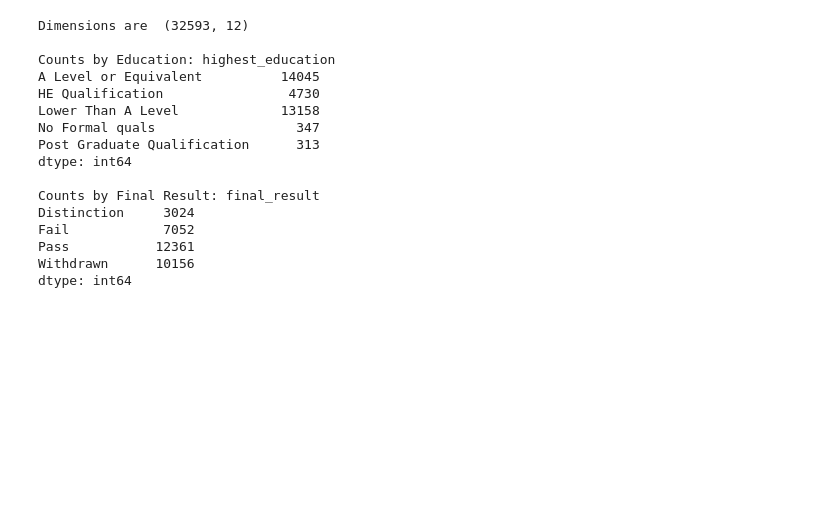
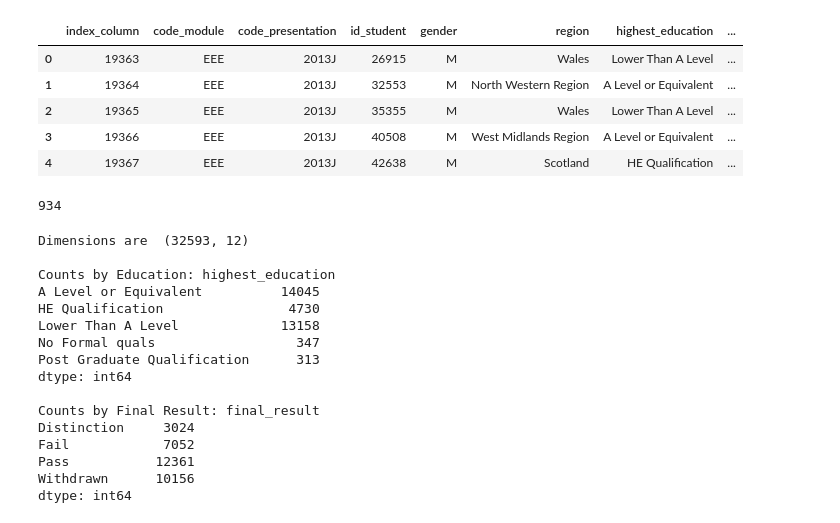
Before and after one commit to josedsferreira/Insight-Scholaris, a Jupyter notebook: Experiencias/exp1.ipynb, the cells around one changed output. Saved outputs shown, nothing was run; the diff lists cells and outputs as text; code cells hidden in the pictures; blank space fills up the shorter version.

Commit message:
exploracao das bibliotecas agora com insercao e obtencao de dataset na base de dados

```diff
--- a/Experiencias/exp1.ipynb
+++ b/Experiencias/exp1.ipynb
@@ -1,3 +92,65 @@
+# %%
+#OBTAINING THE DATASET FROM PSYCOPG2
+
+import psycopg2
+from psycopg2 import sql
+import pandas as pd
+
+# PostgreSQL connection parameters
+dbname = 'exploration1'
+user = 'postgres'
+password = 'postgrespw'
+host = 'localhost'
+port = '5432'
+
+# Connect to PostgreSQL
+conn = psycopg2.connect(
+    dbname=dbname,
+    user=user,
+    password=password,
+    host=host,
+    port=port
+)
+
+# Create a cursor
+cur = conn.cursor()
+
+# Query to fetch data from the table
+query = "SELECT * FROM data_eee_PSYCOPG2;"
+
+# Execute the query and fetch data into a DataFrame
+df = pd.read_sql_query(query, conn)
+
+# Close cursor and connection
+cur.close()
+conn.close()
+
+# Now df contains the data from the table
+df.head(5)
+# %% [output]
+|  | index_column | code_module | code_presentation | id_student | gender | region | highest_education | ... |
+| 0 | 19363 | EEE | 2013J | 26915 | M | Wales | Lower Than A Level | ... |
+| 1 | 19364 | EEE | 2013J | 32553 | M | North Western Region | A Level or Equivalent | ... |
+| 2 | 19365 | EEE | 2013J | 35355 | M | Wales | Lower Than A Level | ... |
+| 3 | 19366 | EEE | 2013J | 40508 | M | West Midlands Region | A Level or Equivalent | ... |
+| 4 | 19367 | EEE | 2013J | 42638 | M | Scotland | HE Qualification | ... |
+# %%
+import pandas as pd
+from sqlalchemy import create_engine
+
+#SQLALCHEMY method
+
+data = pd.read_csv('studentinfo.csv')
+data_eee = data[data['code_module'] == 'EEE']
+df = pd.DataFrame(data_eee)
+
+# Create a connection to your PostgreSQL database
+engine = create_engine('postgresql://postgres:postgrespw@localhost:5432/exploration1')
+
+# Convert your DataFrame to a PostgreSQL table
+df.to_sql('data_eee_ALCHEMY', engine, if_exists='replace', index=False)
+# %% [output]
+934
 # %%
 import pandas as pd
 import numpy as np
```
Also changed, not shown: parts of 9 cells of this notebook, 2 other files.
